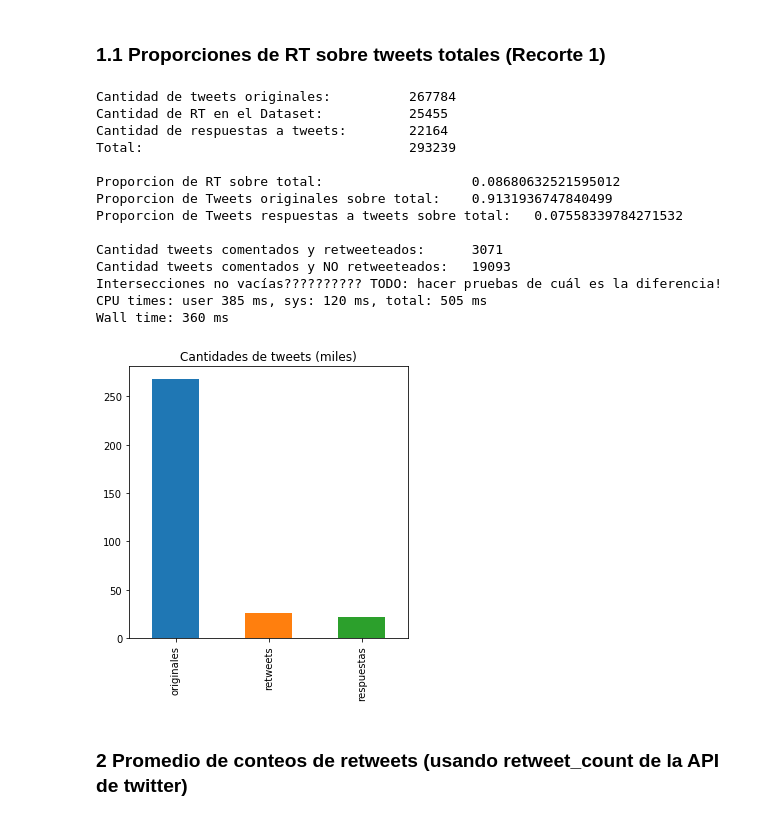
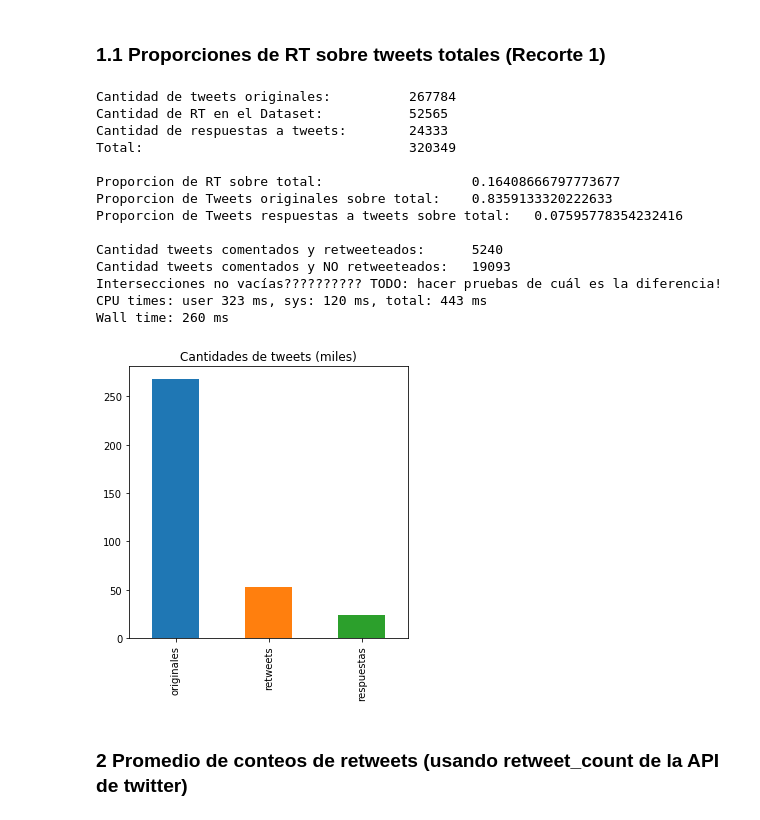
Before and after one commit to emeriles/sna-famaf, a Jupyter notebook: tw_dataset/Exploratory_visualization_corrected.ipynb, the cells around one changed output. Cells and saved outputs as stored; diff of their text form; code cells hidden in the pictures.

```diff
--- a/tw_dataset/Exploratory_visualization_corrected.ipynb
+++ b/tw_dataset/Exploratory_visualization_corrected.ipynb
@@ -167,24 +314,24 @@ Wall time: 412 ms
 ### 1.1 Proporciones de RT sobre tweets totales (Recorte 1)
 # %%
 %%time
-df_cutted = df_cut1(df)
+df_cutted = df_cut1
 print_dataset_proportions(df_cutted)
 # %% [output]
 Cantidad de tweets originales:          267784
-Cantidad de RT en el Dataset:           25455
-Cantidad de respuestas a tweets:        22164
-Total:                                  293239
+Cantidad de RT en el Dataset:           52565
+Cantidad de respuestas a tweets:        24333
+Total:                                  320349
 
-Proporcion de RT sobre total:                   0.08680632521595012
-Proporcion de Tweets originales sobre total:    0.9131936747840499
-Proporcion de Tweets respuestas a tweets sobre total:   0.07558339784271532
+Proporcion de RT sobre total:                   0.16408666797773677
+Proporcion de Tweets originales sobre total:    0.8359133320222633
+Proporcion de Tweets respuestas a tweets sobre total:   0.07595778354232416
 
-Cantidad tweets comentados y retweeteados:      3071
+Cantidad tweets comentados y retweeteados:      5240
 Cantidad tweets comentados y NO retweeteados:   19093
 Intersecciones no vacías?????????? TODO: hacer pruebas de cuál es la diferencia!
-CPU times: user 385 ms, sys: 120 ms, total: 505 ms
-Wall time: 360 ms
+CPU times: user 323 ms, sys: 120 ms, total: 443 ms
+Wall time: 260 ms
-[figure, old version]
+[figure, new version]
 # %% [markdown]
 ### 2 Promedio de conteos de retweets (usando retweet_count de la API de twitter)
 # %%
```
Also changed, not shown: parts of 29 cells of this notebook.
